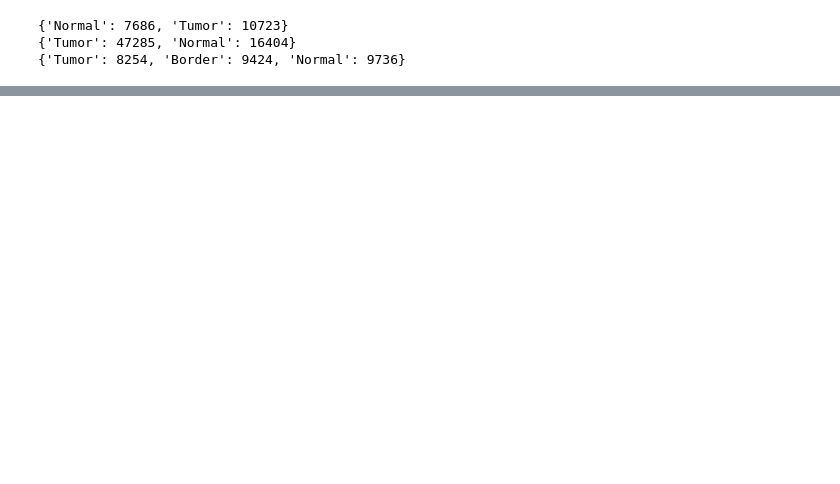
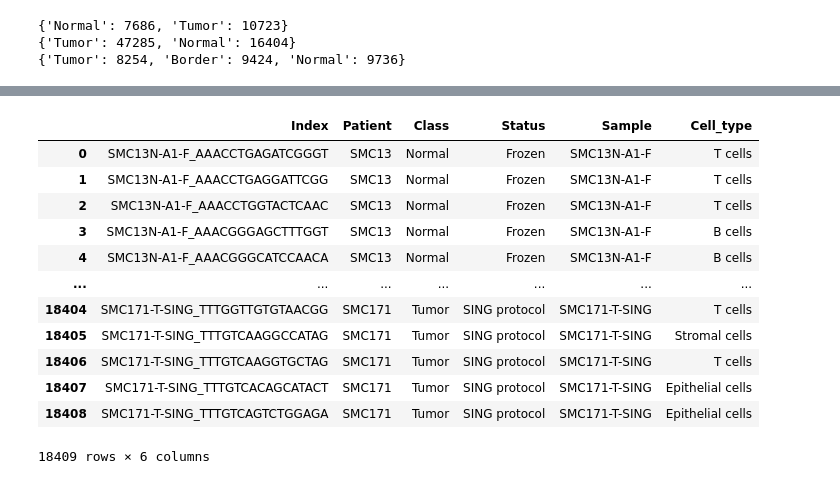
Before and after one commit to krauthammera/m226_final_proj, a Jupyter notebook: m226_proj_data_cleaning.ipynb, the cells around one changed output, grey strips where cells are left out. Cells and saved outputs as stored; diff of their text form; code cells hidden in the pictures; blank space fills up the shorter version.

```diff
--- a/m226_proj_data_cleaning.ipynb
+++ b/m226_proj_data_cleaning.ipynb
@@ -164,0 +188,16 @@ plt.show()
+# %%
+annotations1
+# %% [output]
+|  | Index | Patient | Class | Status | Sample | Cell_type |
+| 0 | SMC13N-A1-F_AAACCTGAGATCGGGT | SMC13 | Normal | Frozen | SMC13N-A1-F | T cells |
+| 1 | SMC13N-A1-F_AAACCTGAGGATTCGG | SMC13 | Normal | Frozen | SMC13N-A1-F | T cells |
+| 2 | SMC13N-A1-F_AAACCTGGTACTCAAC | SMC13 | Normal | Frozen | SMC13N-A1-F | T cells |
+| 3 | SMC13N-A1-F_AAACGGGAGCTTTGGT | SMC13 | Normal | Frozen | SMC13N-A1-F | B cells |
+| 4 | SMC13N-A1-F_AAACGGGCATCCAACA | SMC13 | Normal | Frozen | SMC13N-A1-F | B cells |
+| ... | ... | ... | ... | ... | ... | ... |
+| 18404 | SMC171-T-SING_TTTGGTTGTGTAACGG | SMC171 | Tumor | SING protocol | SMC171-T-SING | T cells |
+| 18405 | SMC171-T-SING_TTTGTCAAGGCCATAG | SMC171 | Tumor | SING protocol | SMC171-T-SING | Stromal cells |
+| 18406 | SMC171-T-SING_TTTGTCAAGGTGCTAG | SMC171 | Tumor | SING protocol | SMC171-T-SING | T cells |
+| 18407 | SMC171-T-SING_TTTGTCACAGCATACT | SMC171 | Tumor | SING protocol | SMC171-T-SING | Epithelial cells |
+| 18408 | SMC171-T-SING_TTTGTCAGTCTGGAGA | SMC171 | Tumor | SING protocol | SMC171-T-SING | Epithelial cells |
+18409 rows × 6 columns
```
Also changed, not shown: parts of 37 cells of this notebook, 4 other files.
